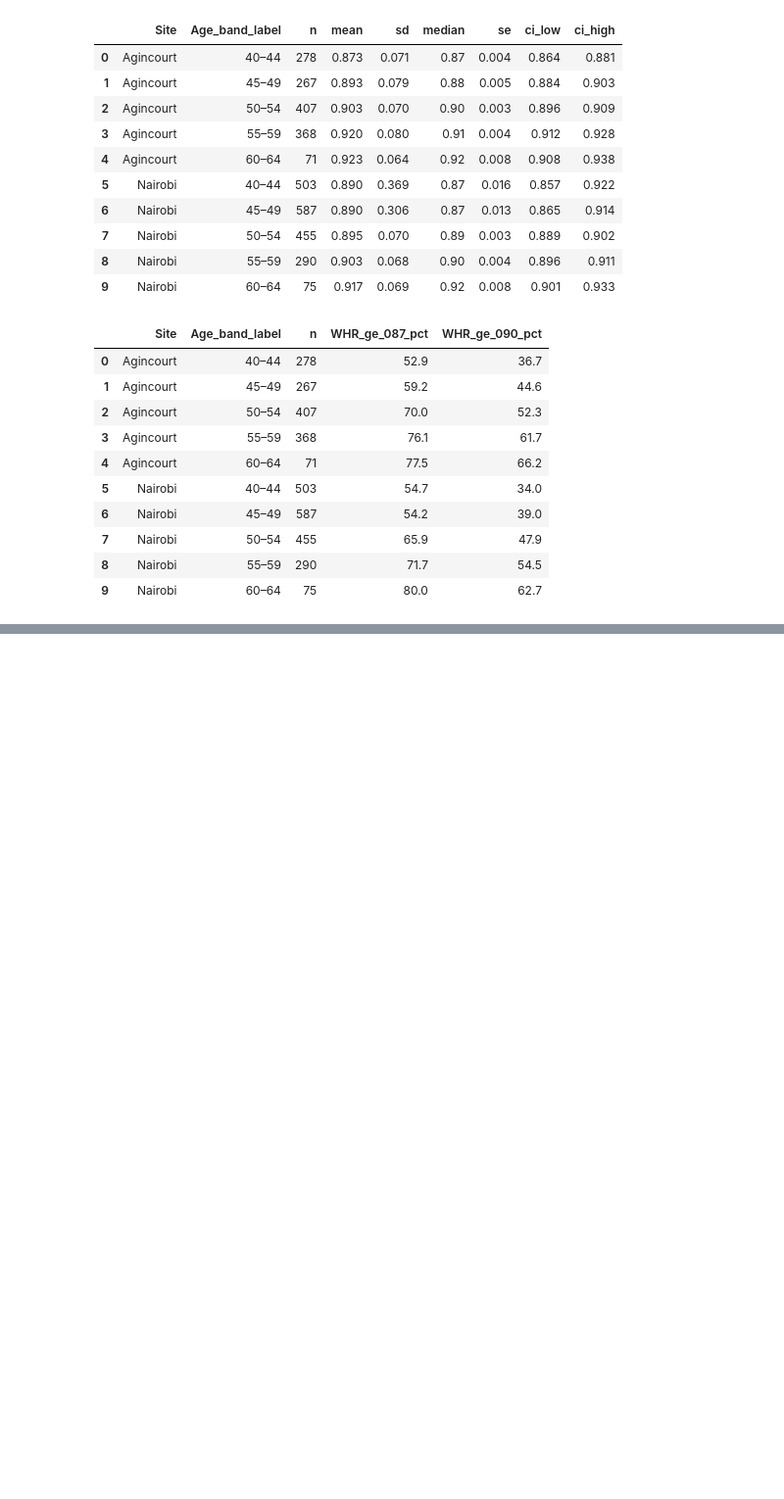
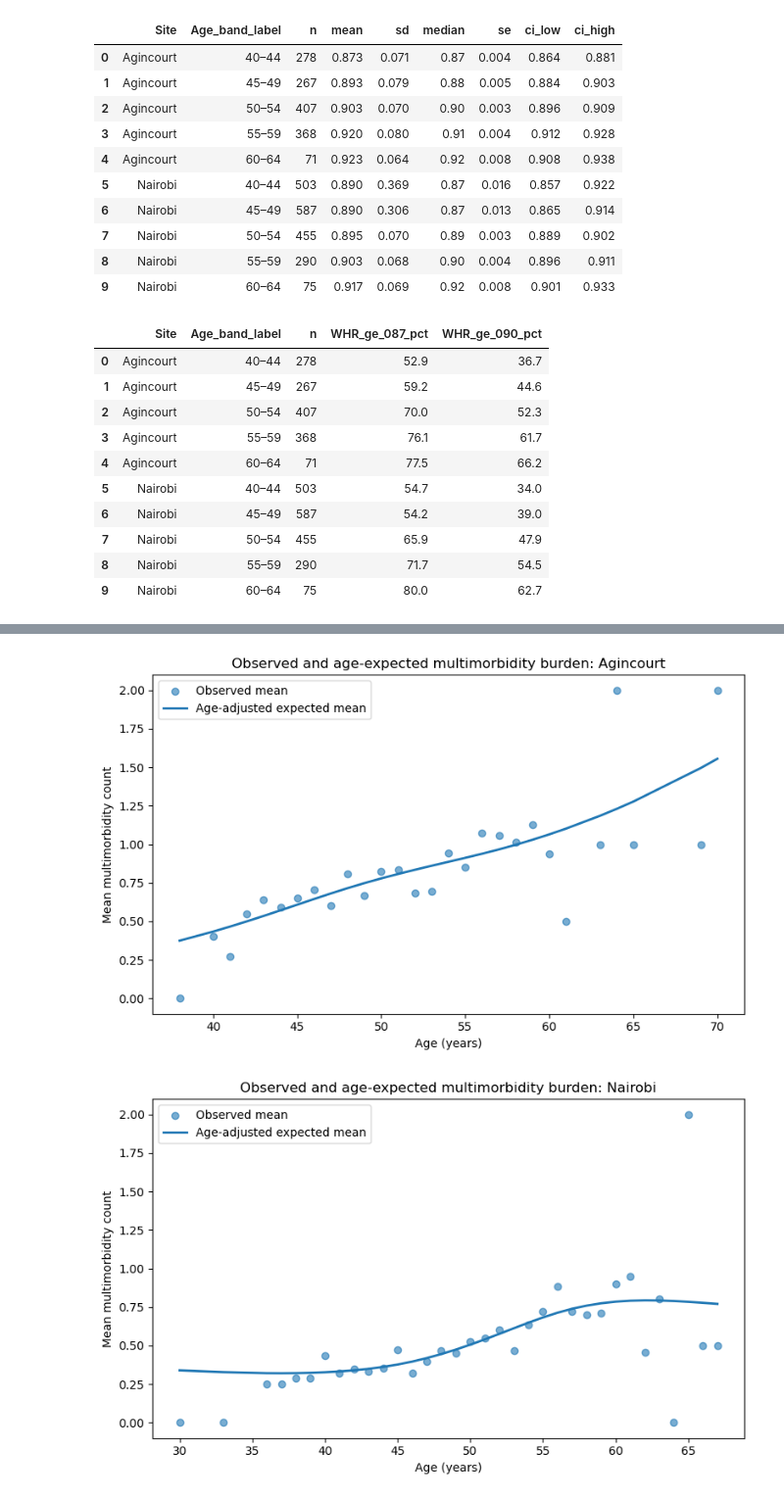
Before and after one commit to kayvinsoo7/HAALSI_work, a Jupyter notebook: mdscan-master/poisson_scoring3.ipynb, the cells around one changed output, grey strips where cells are left out. Shown at 98% size. Drawn from its saved outputs; the diff is of its cells as text; code cells hidden in the pictures; blank space fills up the shorter version.

```diff
--- a/mdscan-master/poisson_scoring3.ipynb
+++ b/mdscan-master/poisson_scoring3.ipynb
@@ -13,7 +13,7 @@ import matplotlib.pyplot as plt
 
 import warnings
  # data = pd.read_csv('../sets/project2_data_26_02_24_autostrat1.csv').drop(columns = ['study_id']).fillna(-999)
-data = pd.read_csv('/Users/kayadetunji/Downloads/project2_data_26_02_24_autostrat1.csv').drop(columns = ['study_id']).fillna(-999)
+data = pd.read_csv('~/Downloads/project2_data_26_02_24_autostrat1.csv').drop(columns = ['study_id']).fillna(-999)
 
 target_cols = ['diabetes_status_c_phase1', 'ckd_c_phase1', 'cvd_status_phase1', 'hypertension_status_c_phase1']
 data.head()
@@ -26,7 +26,7 @@ data.head()
 | 4 | 56.0 | 1 | 1 | 1 | 2 | 2 | ... |
 5 rows × 76 columns
 # %%
-site_id = 3 # 1 - Agincourt, 3 - Nairobi
+site_id = 1 # 1 - Agincourt, 3 - Nairobi
 
 # Choose the relevant site and age group
 dff = data[(data['site'] == site_id)].fillna(-999)
@@ -768,0 +849,10 @@ search_space1 = [col for col in dff.columns \
+# %%
+dff_ag, age_model_ag = add_age_adjusted_expectation(
+    dff_ag,
+    age_col=AGE_COL
+)
+
+dff_nai, age_model_nai = add_age_adjusted_expectation(
+    dff_nai,
+    age_col=AGE_COL
+)
@@ -769,3 +960,50 @@ search_space1 = [col for col in dff.columns \
+# %%
+import matplotlib.pyplot as plt
+
+
+def plot_age_expectation(df, site_name, age_col=AGE_COL):
+
+    plot_df = (
+        df
+        .groupby(age_col)
+        .agg(
+            observed=(OUTCOME_COL, 'mean'),
+            expected=('expectationPoisson_age', 'mean'),
+            n=(OUTCOME_COL, 'size')
+        )
+        .reset_index()
+        .sort_values(age_col)
+    )
+
+    plt.figure(figsize=(8, 5))
+
+    plt.scatter(
+        plot_df[age_col],
+        plot_df['observed'],
+        label='Observed mean',
+        alpha=0.6
+    )
+
+    plt.plot(
+        plot_df[age_col],
+        plot_df['expected'],
+        label='Age-adjusted expected mean',
+        linewidth=2
+    )
+
+    plt.xlabel('Age (years)')
+    plt.ylabel('Mean multimorbidity count')
+    plt.title(f'Observed and age-expected multimorbidity burden: {site_name}')
+    plt.legend()
+    plt.tight_layout()
+    plt.show()
+
+
+plot_age_expectation(dff_ag, 'Agincourt')
+plot_age_expectation(dff_nai, 'Nairobi')
+# %% [output]
+[figure, added]
+[figure, added]
 # %%
 def get_str(x):
     # This function turns a pandas bin to a meaningful string
```
Also changed, not shown: parts of 7 cells of this notebook.
